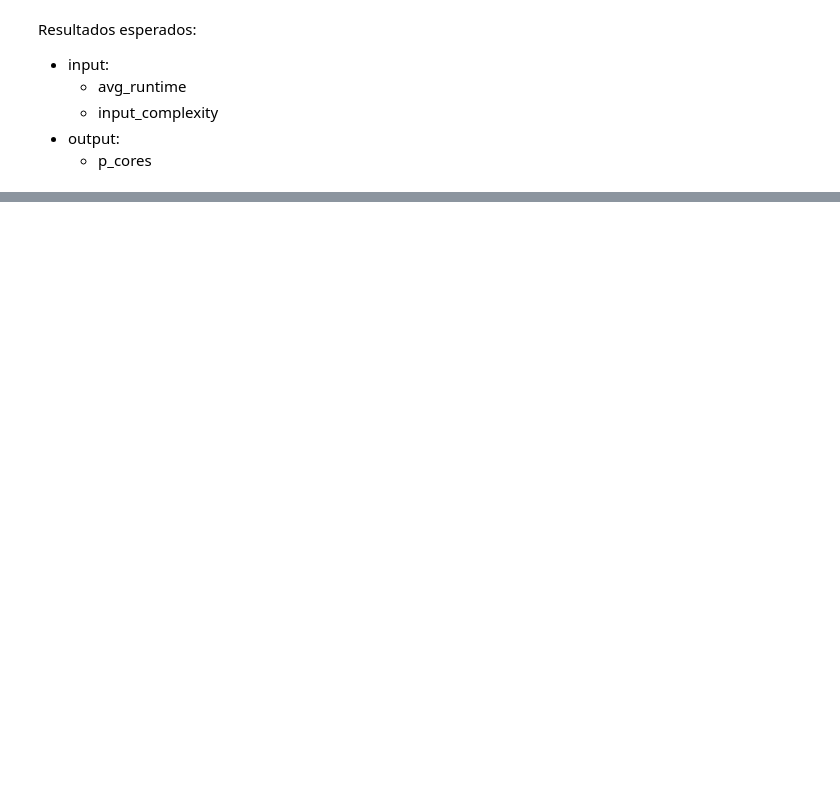
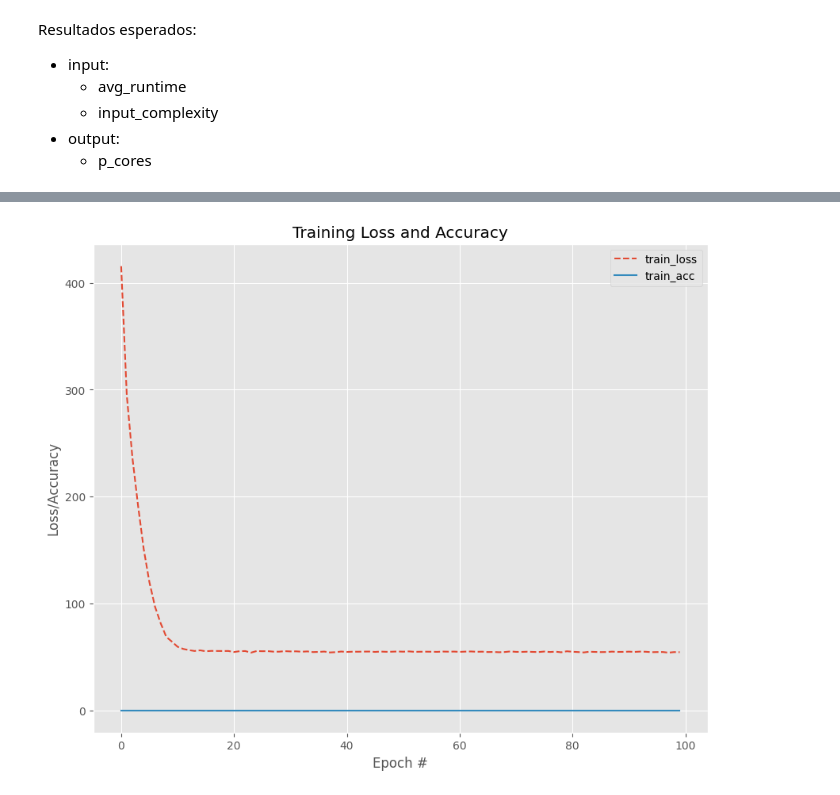
Before and after one commit to matheusslr/pascal-model-tcc, a Jupyter notebook: train.ipynb, the cells around one changed output, grey strips where cells are left out. Cells and saved outputs as stored; diff of their text form; code cells hidden in the pictures; blank space fills up the shorter version.

Commit message:
feat: start train LSTM model

```diff
--- a/train.ipynb
+++ b/train.ipynb
@@ -14,11 +17,25 @@ df = pd.read_csv("dataset/clean_data.csv")
+# %%
+df_train = pd.read_csv("dataset/train_data.csv")
+df_test = pd.read_csv("dataset/test_data.csv")
+# %%
+x_train = df_train[['input', 'average_runtime']]
+y_train = df_train['cores']
+
+x_test = df_test[['input', 'average_runtime']]
+y_test = df_test['cores']
 # %%
+learning_rate = 0.001
+
 model = tf.keras.Sequential()
-model.add(tf.keras.Input(shape=(16,8)))
-model.add(tf.keras.layers.LSTM(2, activation="relu", dropout=0.2))
+model.add(tf.keras.layers.LSTM(2, activation="relu", dropout=0.2, input_shape=(x_train.shape[1],1)))
+model.add(tf.keras.layers.Dense(16))
 model.add(tf.keras.layers.Dense(1))
-model.compile(optimizer='sgd', loss='mse')
+
+model.compile(optimizer=tf.keras.optimizers.Adam(learning_rate=learning_rate),
+              loss="mse",
+              metrics='accuracy')
 
 model.summary()
 
-model.fit(x, y, batch_size=32, epochs=10)
+history = model.fit(x_train, y_train, batch_size=1, epochs=100, verbose=2)
 # %% [output]
@@ -37,0 +65,14 @@ _________________________________________________________________
+# %%
+# plot the training loss and accuracy
+plt.style.use("ggplot")
+fig, ax = plt.subplots(1,1,figsize=(10,8))
+
+ax.plot(np.arange(0, 100), history.history["loss"], label="train_loss",linestyle='--')
+ax.plot(np.arange(0, 100), history.history["accuracy"], label="train_acc")
+ax.set_title("Training Loss and Accuracy")
+ax.set_xlabel("Epoch #")
+ax.set_ylabel("Loss/Accuracy")
+ax.legend()
+plt.show()
+# %% [output]
+[figure, added]
```
Also changed, not shown: parts of 5 cells of this notebook, 2 other files.
